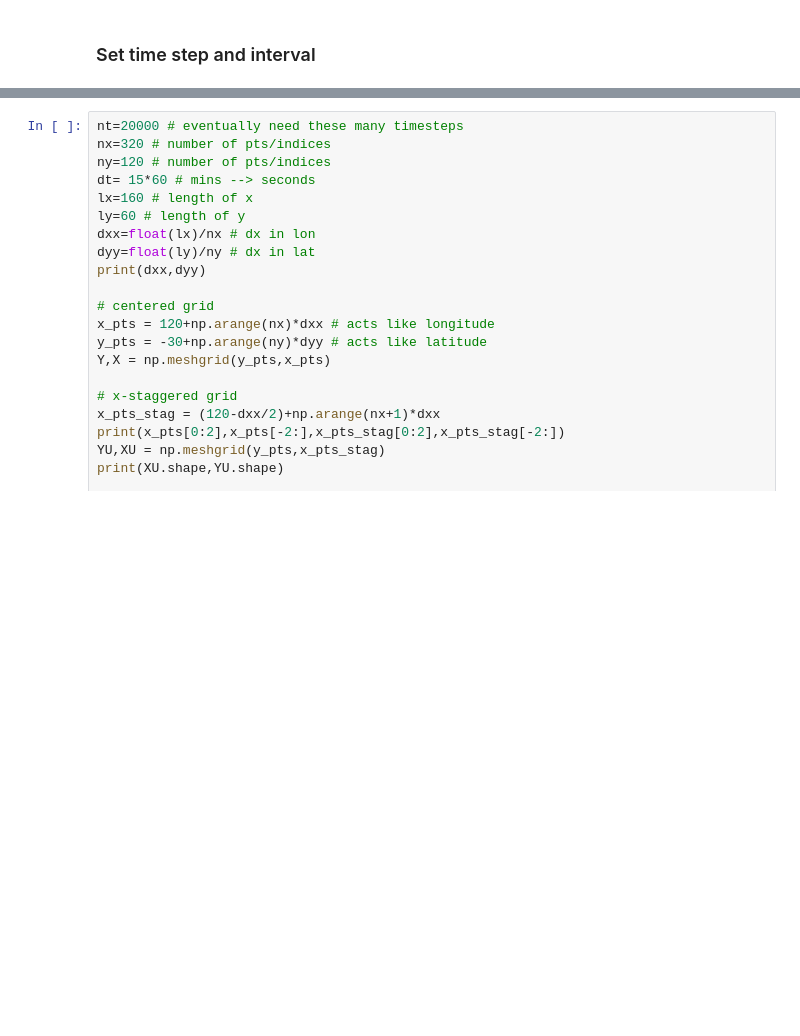
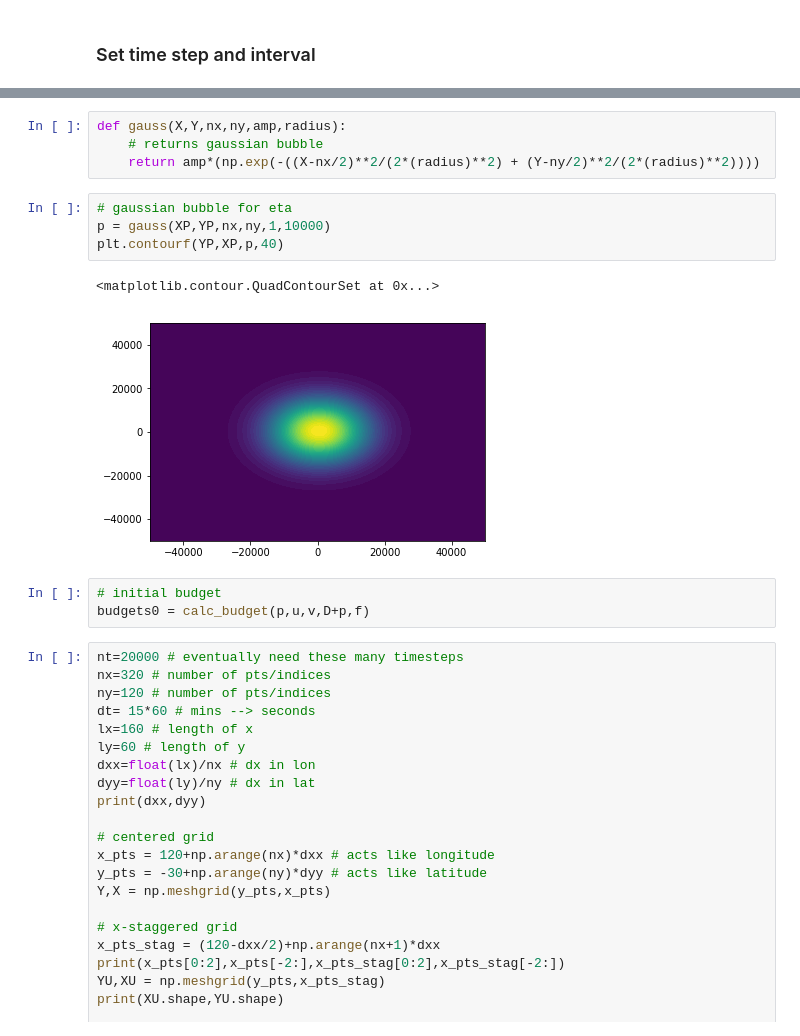
Before and after one commit to kelseymalloy/CFD, a Jupyter notebook: SWM.ipynb, the cells around one changed output, grey strips where cells are left out. Cells and saved outputs as stored; diff of their text form; blank space fills up the shorter version.

```diff
--- a/SWM.ipynb
+++ b/SWM.ipynb
@@ -57,3 +96,17 @@ print(CFDtest,dt)
+# %%
+def gauss(X,Y,nx,ny,amp,radius):
+    # returns gaussian bubble
+    return amp*(np.exp(-((X-nx/2)**2/(2*(radius)**2) + (Y-ny/2)**2/(2*(radius)**2))))
+# %%
+# gaussian bubble for eta
+p = gauss(XP,YP,nx,ny,1,10000)
+plt.contourf(YP,XP,p,40)
+# %% [output]
+<matplotlib.contour.QuadContourSet at 0x...>
+[figure, added]
+# %%
+# initial budget
+budgets0 = calc_budget(p,u,v,D+p,f)
 # %%
 nt=20000 # eventually need these many timesteps
 nx=320 # number of pts/indices
```
Also changed, not shown: parts of 8 cells of this notebook.
